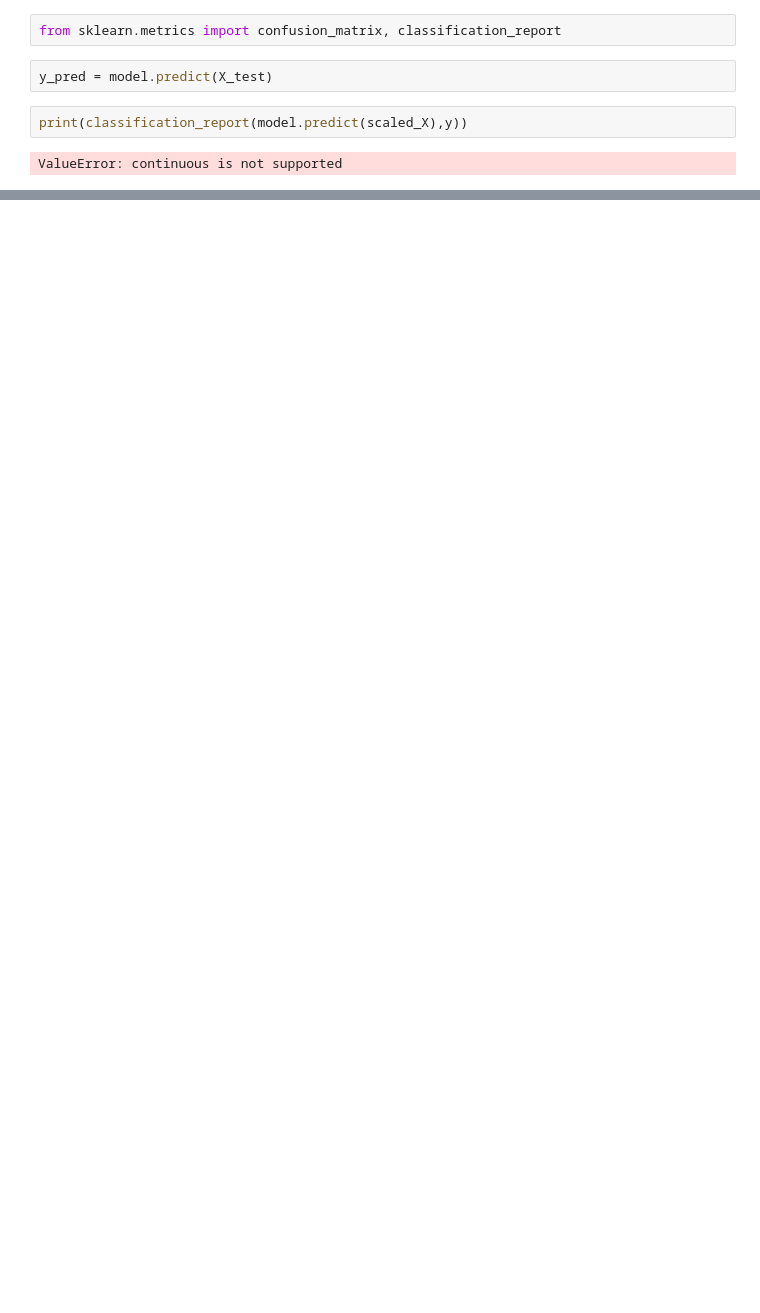
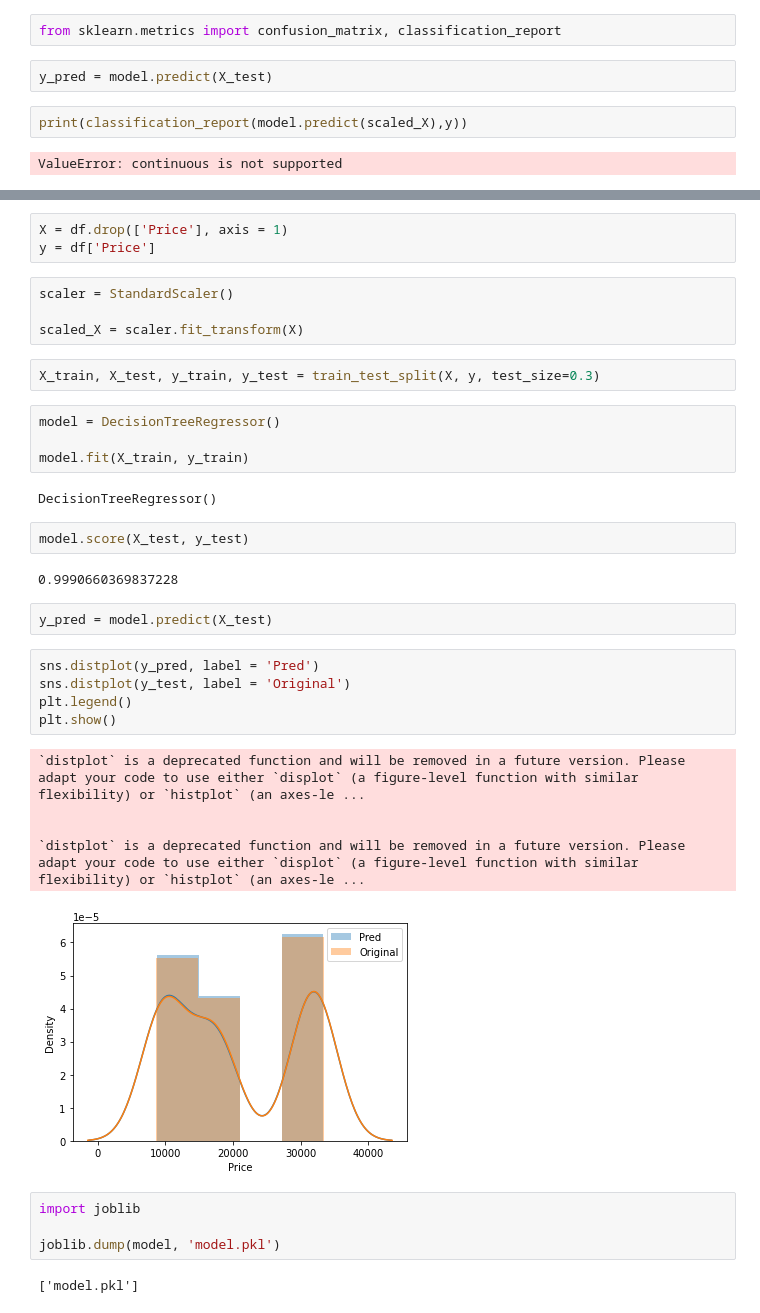
Before and after one commit to tabishqidwai98/Laptop-price-prediction, a Jupyter notebook: Analysis.ipynb, the cells around one changed output, grey strips where cells are left out. Saved outputs shown, nothing was run; the diff lists cells and outputs as text; blank space fills up the shorter version.

```diff
--- a/Analysis.ipynb
+++ b/Analysis.ipynb
@@ -270,0 +373,38 @@ ValueError: continuous is not supported
+# %%
+X = df.drop(['Price'], axis = 1)
+y = df['Price']
+# %%
+scaler = StandardScaler()
+
+scaled_X = scaler.fit_transform(X)
+# %%
+X_train, X_test, y_train, y_test = train_test_split(X, y, test_size=0.3)
+# %%
+model = DecisionTreeRegressor()
+
+model.fit(X_train, y_train)
+# %% [output]
+DecisionTreeRegressor()
+# %%
+model.score(X_test, y_test)
+# %% [output]
+0.9990660369837228
+# %%
+y_pred = model.predict(X_test)
+# %%
+sns.distplot(y_pred, label = 'Pred')
+sns.distplot(y_test, label = 'Original')
+plt.legend()
+plt.show()
+# %% [output]
+`distplot` is a deprecated function and will be removed in a future version. Please adapt your code to use either `displot` (a figure-level function with similar flexibility) or `histplot` (an axes-le ...
+
+
+`distplot` is a deprecated function and will be removed in a future version. Please adapt your code to use either `displot` (a figure-level function with similar flexibility) or `histplot` (an axes-le ...
+[figure, added]
+# %%
+import joblib
+
+joblib.dump(model, 'model.pkl')
+# %% [output]
+['model.pkl']
```
Also changed, not shown: parts of 21 cells of this notebook, 2 other files.
